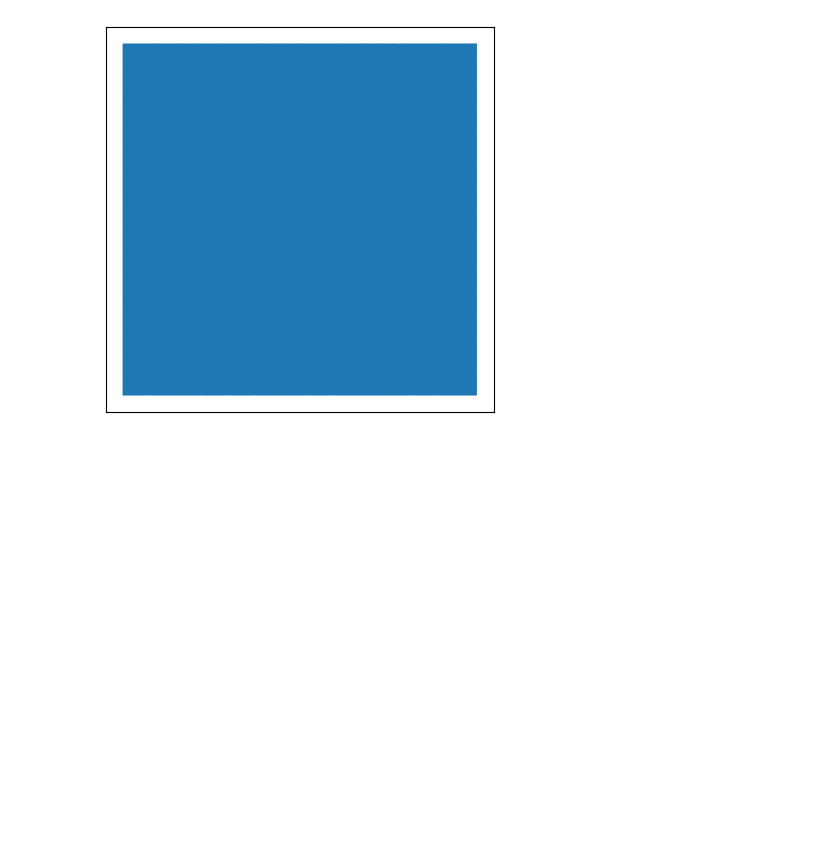
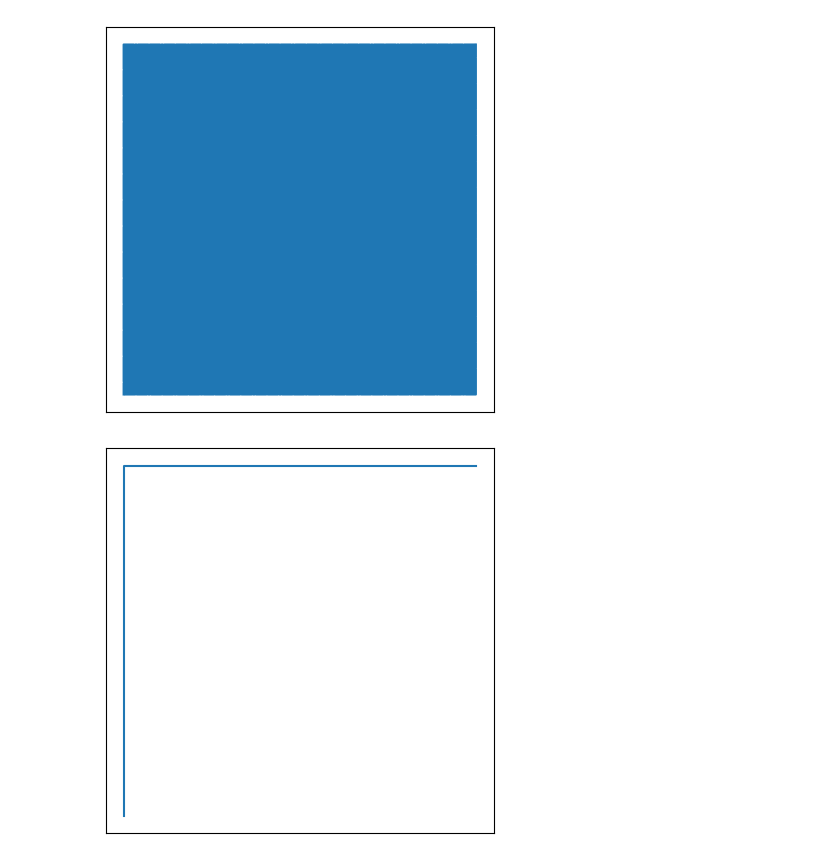
Before and after one commit to piotr-kosakowski/Classic-Fractals, a Jupyter notebook: peano/peano.ipynb, the cells around one changed output. Saved outputs shown, nothing was run; the diff lists cells and outputs as text; code cells hidden in the pictures; blank space fills up the shorter version.

```diff
--- a/peano.ipynb
+++ b/peano/peano.ipynb
@@ -42,6 +60,7 @@ peano_mods = {
     'classic': np.array([[0,0],[0,1],[1/2,1],[1/2,0],[1,0],[1,1]]),
     'mod_1': np.array([[0,0],[0,1],[2/4,1],[2/4,3/4],[1/4,3/4],[1/4,2/4],[3/4,2/4],[3/4,1/4],[2/4,1/4],[2/4,0],[1,0],[1,1]]),
     'mod_2': np.array([[0,0],[0,1],[7/8,1],[7/8,7/8],[1/8,7/8],[1/8,2/8],[6/8,2/8],[6/8,5/8],[3/8,5/8],[3/8,4/8],[5/8,4/8],[5/8,3/8],[2/8,3/8],[2/8,6/8],[7/8,6/8],[7/8,1/8],[1/8,1/8],[1/8,0],[1,0],[1,1]]),
+    'mod_3': np.array([[0, 0], [0, 1], [1, 1]])
 }
 # %%
 # starting fractal shapes
@@ -49,6 +68,7 @@ a = {
     'classic': a_classic,
     'mod_1': a_mod_1,
     'mod_2': a_mod_2,
+    'mod_3': a_classic,
 }
 # %% [markdown]
 ## 2.4. Generate
@@ -165,3 +185,7 @@ plot_peano(2, 'mod_2')
 plot_peano(3, 'mod_2')
 # %% [output]
 [figure]
+# %%
+plot_peano(0, 'mod_3')
+# %% [output]
+[figure, added]
```
Also changed, not shown: parts of 7 cells of this notebook, 2 other files.
